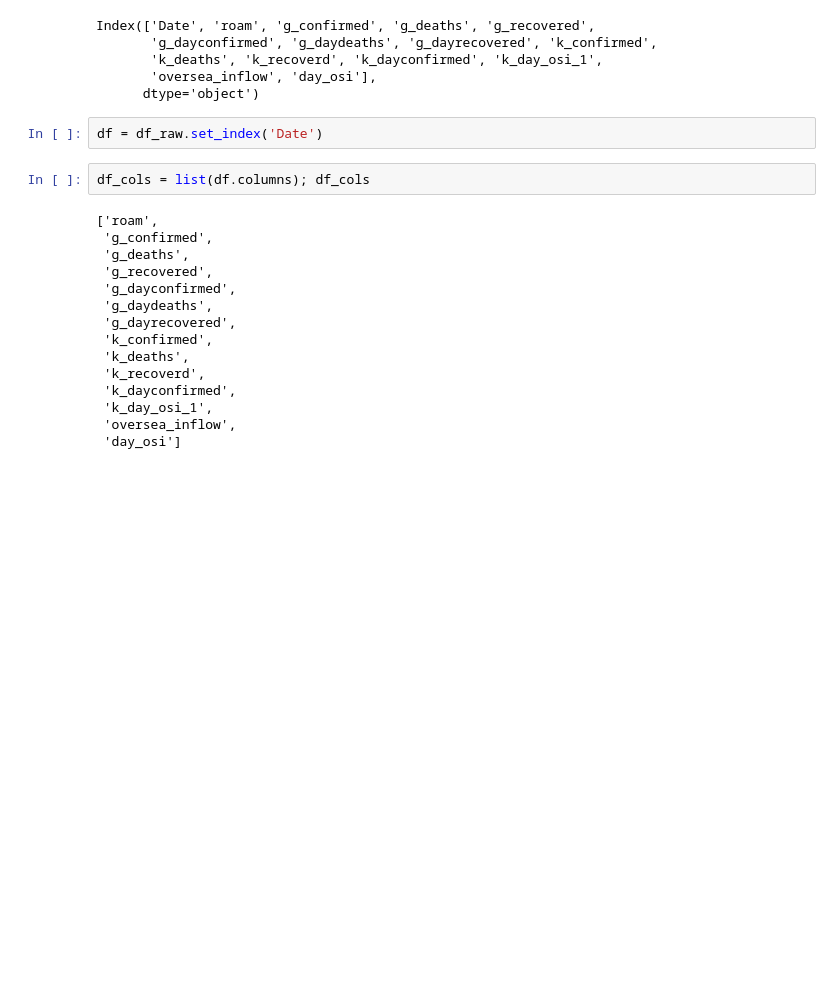
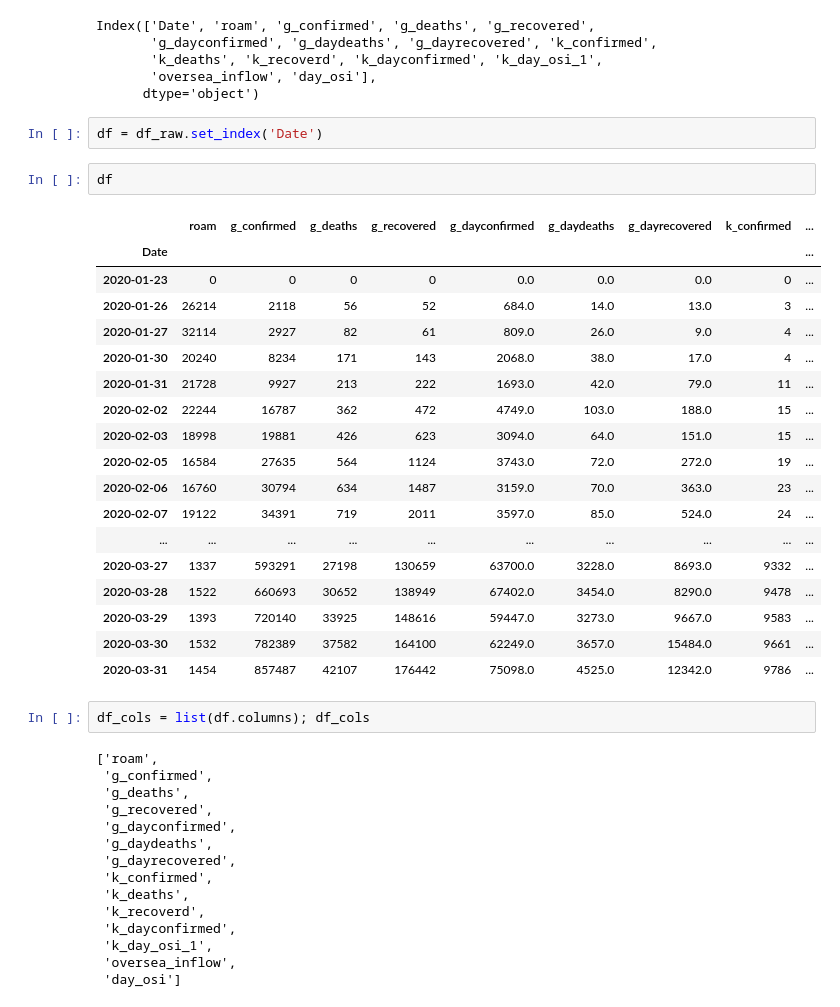
Before and after one commit to Hinterhalter/Post-COVID-19_modeling, a Jupyter notebook: Regression_model.ipynb, the cells around one changed output. Saved outputs shown, nothing was run; the diff lists cells and outputs as text; blank space fills up the shorter version.

```diff
--- a/Regression_model.ipynb
+++ b/Regression_model.ipynb
@@ -85,6 +87,27 @@ Index(['Date', 'roam', 'g_confirmed', 'g_deaths', 'g_recovered',
       dtype='object')
 # %%
 df = df_raw.set_index('Date')
+# %%
+df
+# %% [output]
+|  | roam | g_confirmed | g_deaths | g_recovered | g_dayconfirmed | g_daydeaths | g_dayrecovered | k_confirmed | ... |
+| Date |  |  |  |  |  |  |  |  | ... |
+| 2020-01-23 | 0 | 0 | 0 | 0 | 0.0 | 0.0 | 0.0 | 0 | ... |
+| 2020-01-26 | 26214 | 2118 | 56 | 52 | 684.0 | 14.0 | 13.0 | 3 | ... |
+| 2020-01-27 | 32114 | 2927 | 82 | 61 | 809.0 | 26.0 | 9.0 | 4 | ... |
+| 2020-01-30 | 20240 | 8234 | 171 | 143 | 2068.0 | 38.0 | 17.0 | 4 | ... |
+| 2020-01-31 | 21728 | 9927 | 213 | 222 | 1693.0 | 42.0 | 79.0 | 11 | ... |
+| 2020-02-02 | 22244 | 16787 | 362 | 472 | 4749.0 | 103.0 | 188.0 | 15 | ... |
+| 2020-02-03 | 18998 | 19881 | 426 | 623 | 3094.0 | 64.0 | 151.0 | 15 | ... |
+| 2020-02-05 | 16584 | 27635 | 564 | 1124 | 3743.0 | 72.0 | 272.0 | 19 | ... |
+| 2020-02-06 | 16760 | 30794 | 634 | 1487 | 3159.0 | 70.0 | 363.0 | 23 | ... |
+| 2020-02-07 | 19122 | 34391 | 719 | 2011 | 3597.0 | 85.0 | 524.0 | 24 | ... |
+| ... | ... | ... | ... | ... | ... | ... | ... | ... | ... |
+| 2020-03-27 | 1337 | 593291 | 27198 | 130659 | 63700.0 | 3228.0 | 8693.0 | 9332 | ... |
+| 2020-03-28 | 1522 | 660693 | 30652 | 138949 | 67402.0 | 3454.0 | 8290.0 | 9478 | ... |
+| 2020-03-29 | 1393 | 720140 | 33925 | 148616 | 59447.0 | 3273.0 | 9667.0 | 9583 | ... |
+| 2020-03-30 | 1532 | 782389 | 37582 | 164100 | 62249.0 | 3657.0 | 15484.0 | 9661 | ... |
+| 2020-03-31 | 1454 | 857487 | 42107 | 176442 | 75098.0 | 4525.0 | 12342.0 | 9786 | ... |
 # %%
 df_cols = list(df.columns); df_cols
 # %% [output]
```
Also changed, not shown: parts of 14 cells of this notebook.
